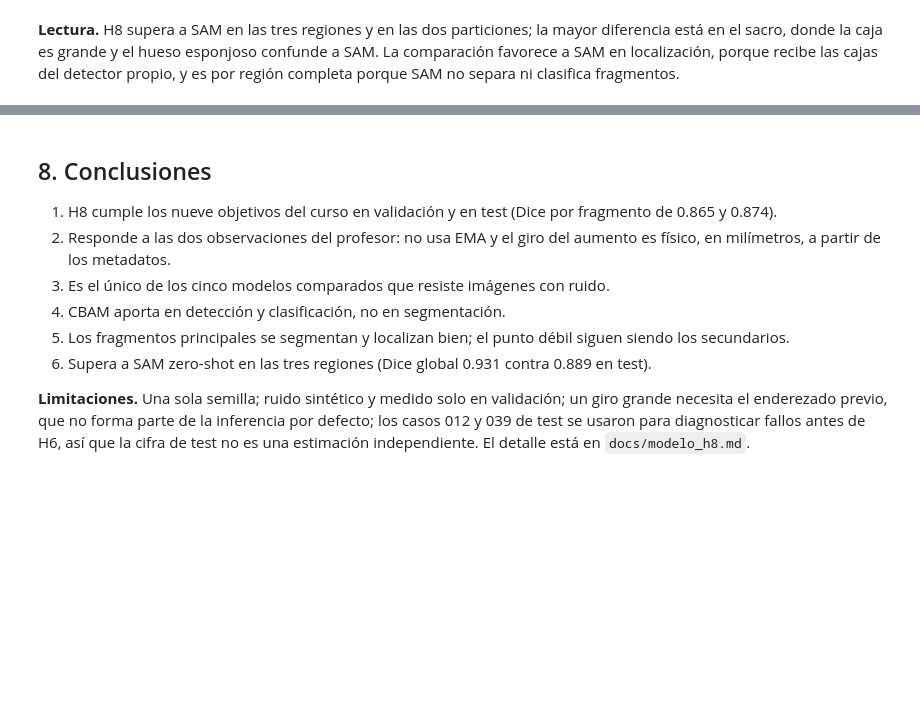
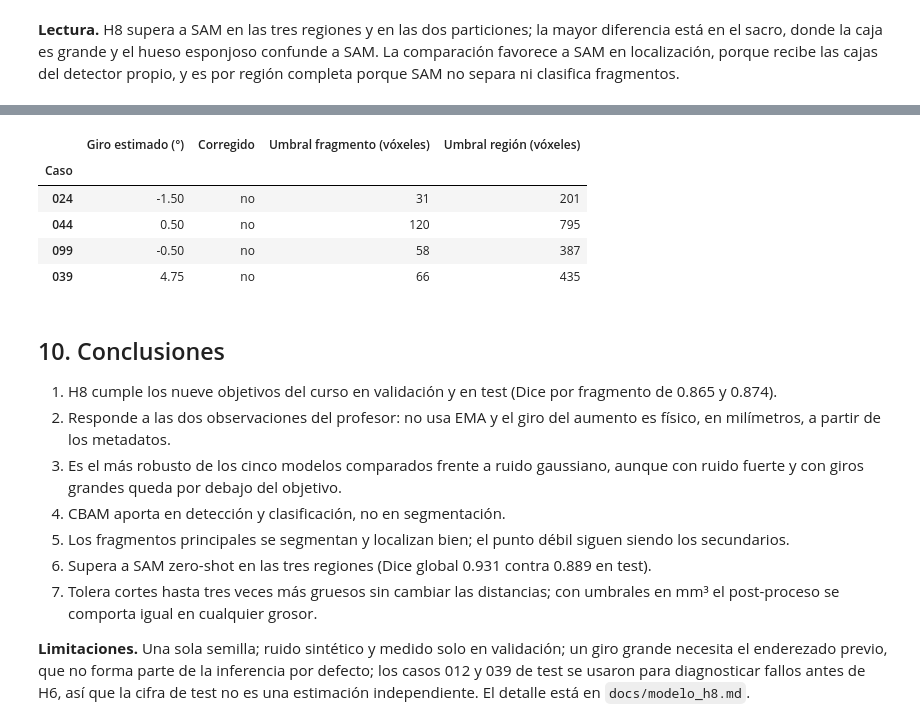
Before and after one commit to pengwin-analitica-2026/proyecto2-analitica-datos, a Jupyter notebook: notebooks/11_modelo_h8.ipynb, the cells around one changed output, grey strips where cells are left out. Drawn from its saved outputs; the diff is of its cells as text; code cells hidden in the pictures; blank space fills up the shorter version.

```diff
--- a/notebooks/11_modelo_h8.ipynb
+++ b/notebooks/11_modelo_h8.ipynb
@@ -468,15 +514,33 @@ SAM no separa ni clasifica fragmentos.
+# %%
+filas = []
+for caso in ("024", "044", "099", "039"):
+    meta = leer(f"outputs/demo/h8_aumm_noise01_noema_w32_e60_s42/{caso}/meta.json")
+    g, u = meta["enderezado"], meta["umbrales_postproceso"]
+    filas.append({"Caso": caso, "Giro estimado (°)": g["angulo"], "Corregido": "sí" if g["corregido"] else "no",
+                  "Umbral fragmento (vóxeles)": u["min_voxels"], "Umbral región (vóxeles)": u["min_region_voxels"]})
+pd.DataFrame(filas).set_index("Caso")
+# %% [output]
+|  | Giro estimado (°) | Corregido | Umbral fragmento (vóxeles) | Umbral región (vóxeles) |
+| Caso |  |  |  |  |
+| 024 | -1.50 | no | 31 | 201 |
+| 044 | 0.50 | no | 120 | 795 |
+| 099 | -0.50 | no | 58 | 387 |
+| 039 | 4.75 | no | 66 | 435 |
 # %% [markdown]
-## 8. Conclusiones
+## 10. Conclusiones
 
 1. H8 cumple los nueve objetivos del curso en validación y en test (Dice por fragmento de 0.865 y
    0.874).
 2. Responde a las dos observaciones del profesor: no usa EMA y el giro del aumento es físico, en
    milímetros, a partir de los metadatos.
-3. Es el único de los cinco modelos comparados que resiste imágenes con ruido.
+3. Es el más robusto de los cinco modelos comparados frente a ruido gaussiano, aunque con ruido
+   fuerte y con giros grandes queda por debajo del objetivo.
 4. CBAM aporta en detección y clasificación, no en segmentación.
 5. Los fragmentos principales se segmentan y localizan bien; el punto débil siguen siendo los
    secundarios.
 6. Supera a SAM zero-shot en las tres regiones (Dice global 0.931 contra 0.889 en test).
+7. Tolera cortes hasta tres veces más gruesos sin cambiar las distancias; con umbrales en mm³ el
+   post-proceso se comporta igual en cualquier grosor.
 
 **Limitaciones.** Una sola semilla; ruido sintético y medido solo en validación; un giro grande
 necesita el enderezado previo, que no forma parte de la inferencia por defecto; los casos 012 y 039
```
Also changed, not shown: parts of 5 cells of this notebook, 35 other files.
